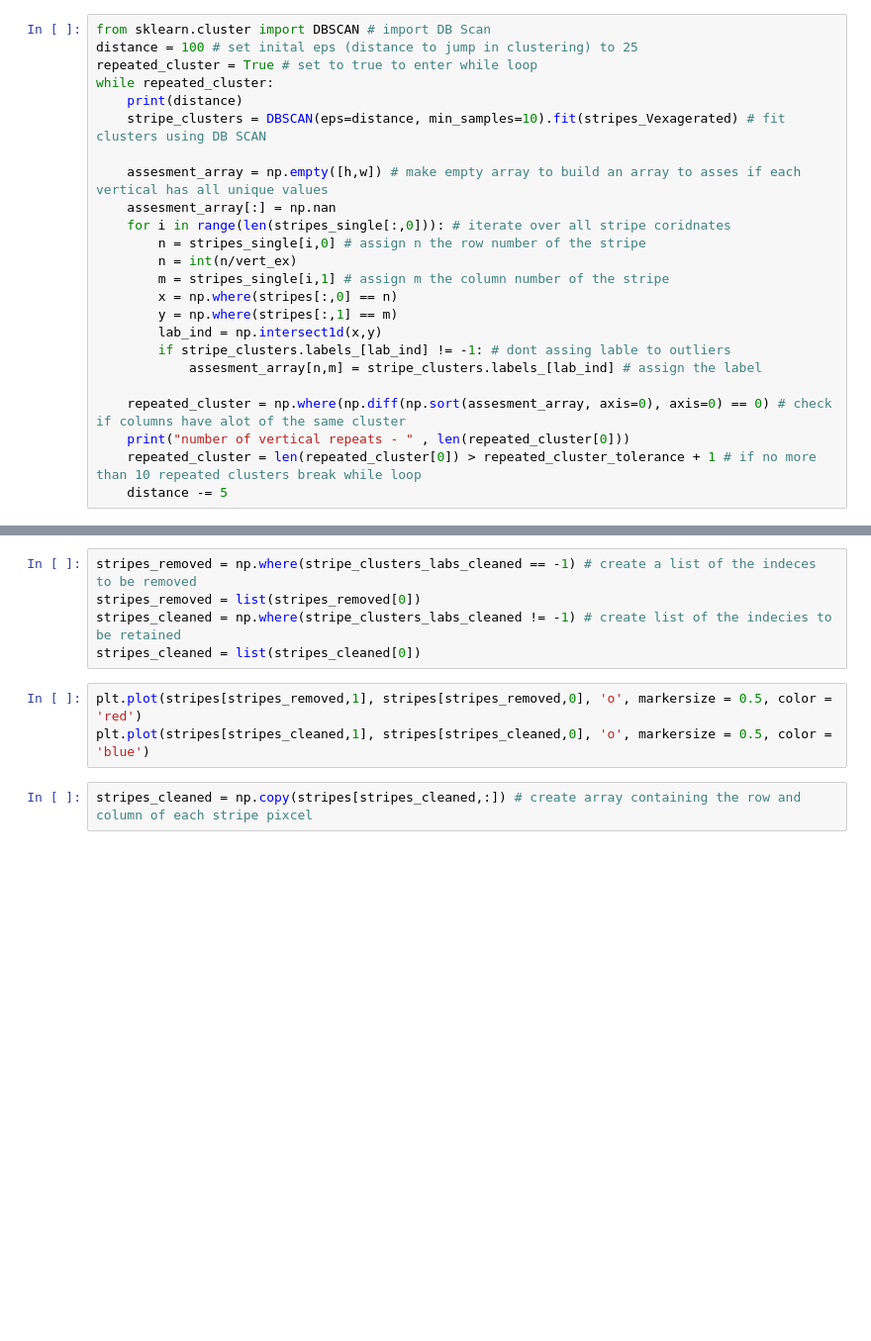
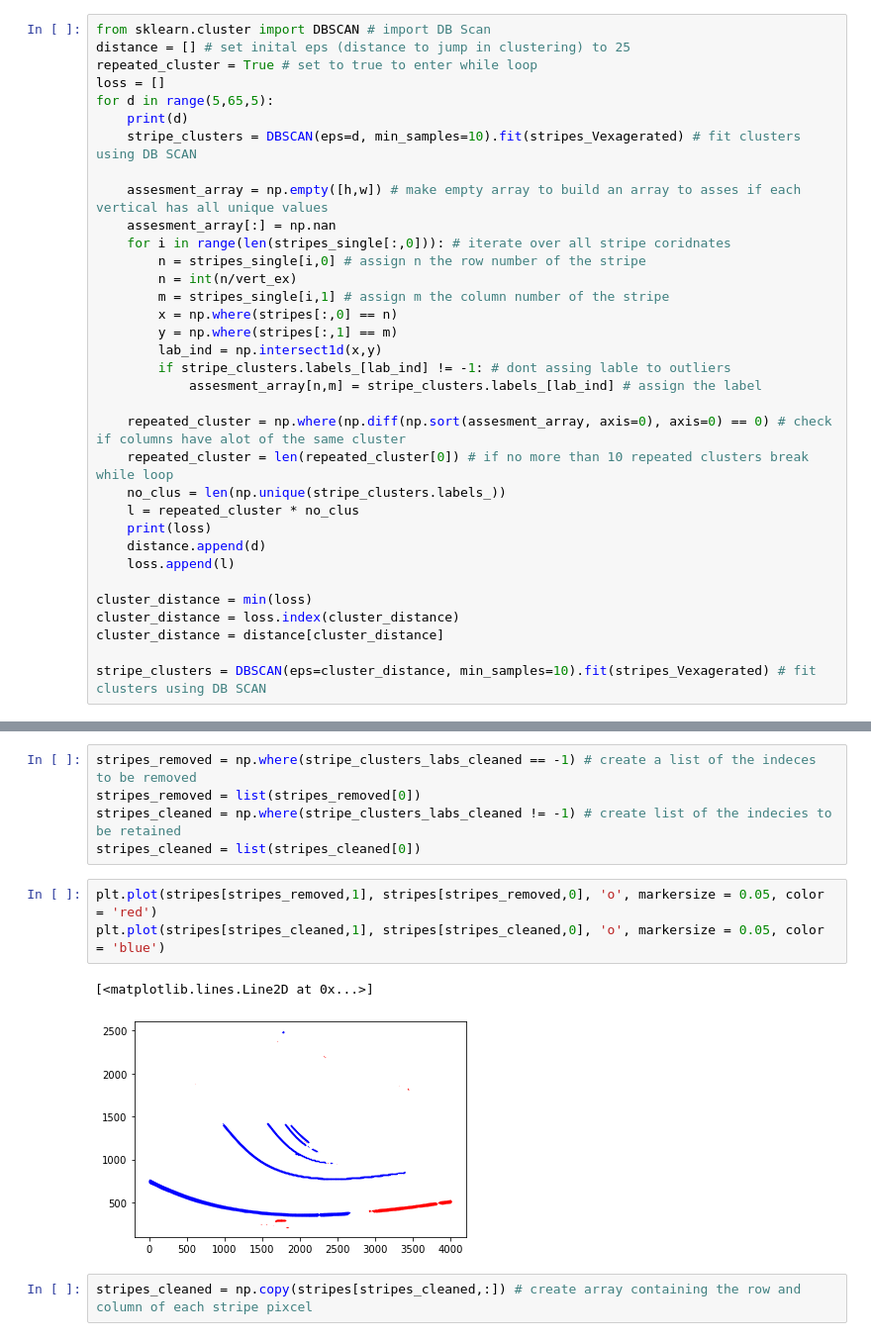
Before and after one commit to oro-sean/stripeField, a Jupyter notebook: labels.ipynb, the cells around one changed output, grey strips where cells are left out. Shown at 99% size. Saved outputs shown, nothing was run; the diff lists cells and outputs as text; blank space fills up the shorter version.

Commit message:
about to try dbscan gradient descent

```diff
--- a/labels.ipynb
+++ b/labels.ipynb
@@ -113,11 +117,12 @@ repeated_cluster = np.where(np.diff(np.sort(assesment_array, axis=0), axis=0) ==
 repeated_cluster_tolerance = len(repeated_cluster[0]) # record nu,ber of repated pixcels to use as a tollerence for dbscan clustering
 # %%
 from sklearn.cluster import DBSCAN # import DB Scan
-distance = 100 # set inital eps (distance to jump in clustering) to 25
+distance = [] # set inital eps (distance to jump in clustering) to 25
 repeated_cluster = True # set to true to enter while loop
-while repeated_cluster:
-    print(distance)
-    stripe_clusters = DBSCAN(eps=distance, min_samples=10).fit(stripes_Vexagerated) # fit clusters using DB SCAN
+loss = []
+for d in range(5,65,5):
+    print(d)
+    stripe_clusters = DBSCAN(eps=d, min_samples=10).fit(stripes_Vexagerated) # fit clusters using DB SCAN
 
     assesment_array = np.empty([h,w]) # make empty array to build an array to asses if each vertical has all unique values
     assesment_array[:] = np.nan
@@ -132,7 +137,16 @@ while repeated_cluster:
             assesment_array[n,m] = stripe_clusters.labels_[lab_ind] # assign the label
 
     repeated_cluster = np.where(np.diff(np.sort(assesment_array, axis=0), axis=0) == 0) # check if columns have alot of the same cluster
-    print("number of vertical repeats - " , len(repeated_cluster[0]))
-    repeated_cluster = len(repeated_cluster[0]) > repeated_cluster_tolerance + 1 # if no more than 10 repeated clusters break while loop
-    distance -= 5
+    repeated_cluster = len(repeated_cluster[0]) # if no more than 10 repeated clusters break while loop
+    no_clus = len(np.unique(stripe_clusters.labels_))
+    l = repeated_cluster * no_clus
+    print(loss)
+    distance.append(d)
+    loss.append(l)
+
+cluster_distance = min(loss)
+cluster_distance = loss.index(cluster_distance)
+cluster_distance = distance[cluster_distance]
+
+stripe_clusters = DBSCAN(eps=cluster_distance, min_samples=10).fit(stripes_Vexagerated) # fit clusters using DB SCAN
 # %% [output]
@@ -234,8 +249,11 @@ stripes_removed = list(stripes_removed[0])
 stripes_cleaned = np.where(stripe_clusters_labs_cleaned != -1) # create list of the indecies to be retained
 stripes_cleaned = list(stripes_cleaned[0])
 # %%
-plt.plot(stripes[stripes_removed,1], stripes[stripes_removed,0], 'o', markersize = 0.5, color = 'red')
-plt.plot(stripes[stripes_cleaned,1], stripes[stripes_cleaned,0], 'o', markersize = 0.5, color = 'blue')
+plt.plot(stripes[stripes_removed,1], stripes[stripes_removed,0], 'o', markersize = 0.05, color = 'red')
+plt.plot(stripes[stripes_cleaned,1], stripes[stripes_cleaned,0], 'o', markersize = 0.05, color = 'blue')
+# %% [output]
+[<matplotlib.lines.Line2D at 0x...>]
+[figure, added]
 # %%
 stripes_cleaned = np.copy(stripes[stripes_cleaned,:]) # create array containing the row and column of each stripe pixcel
 # %%
```
Also changed, not shown: parts of 9 cells of this notebook.
